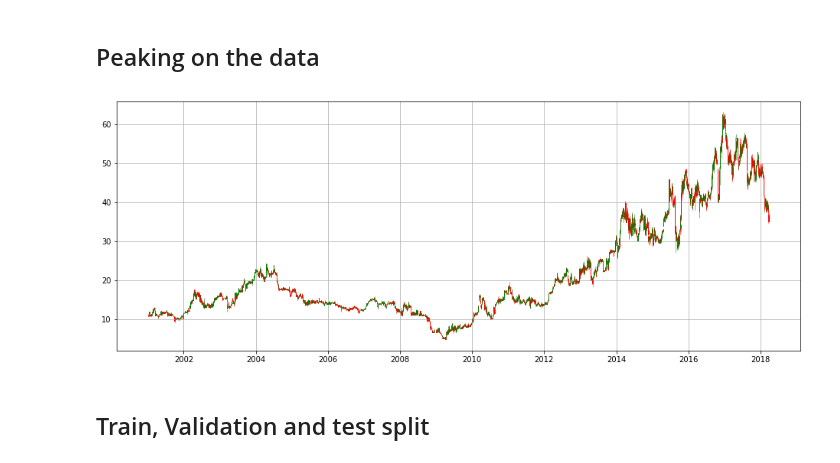
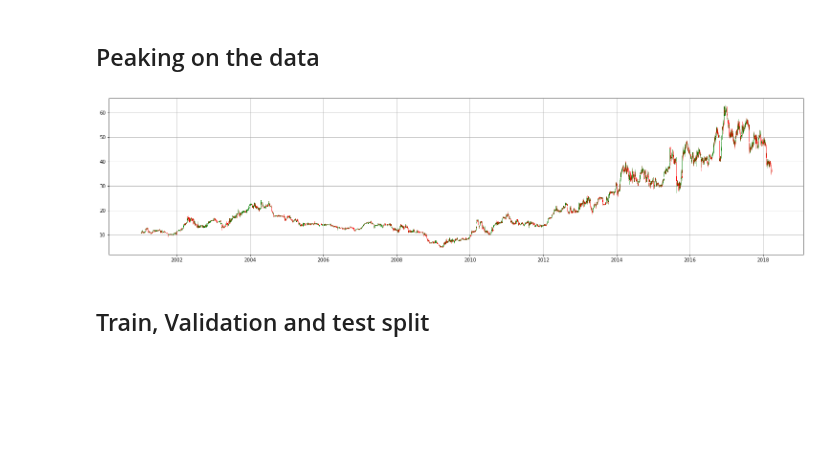
Before and after one commit to leoniloris/Stock-Price-Prediction, a Jupyter notebook: stock_price_prediction.ipynb, the cells around one changed output. Drawn from its saved outputs; the diff is of its cells as text; code cells hidden in the pictures; blank space fills up the shorter version.

```diff
--- a/stock_price_prediction.ipynb
+++ b/stock_price_prediction.ipynb
@@ -141,16 +141,16 @@ import matplotlib.dates as mdates
 data_to_plot = dataset_df[dataset_df.ticker == ASSET_FOR_REGRESSION][['open', 'high', 'low', 'close', 'date']].copy()
 data_to_plot['date'] = data_to_plot.date.map(mdates.date2num).copy()
 # %%
-plt.figure(figsize=(16, 6))
+plt.figure(figsize=(26, 6))
 ax = plt.subplot()
 candlestick_ohlc(ax, data_to_plot[['date', 'open', 'high', 'low', 'close']].values, width=.5, colorup='g', colordown='r')
 ax.xaxis_date()
 ax.grid()
 plt.show()
 
 del data_to_plot
 # %% [output]
-[figure, old version]
+[figure, new version]
 # %% [markdown]
 ## Train, Validation and test split
 # %% [markdown]
```
Also changed, not shown: parts of 6 cells of this notebook.
